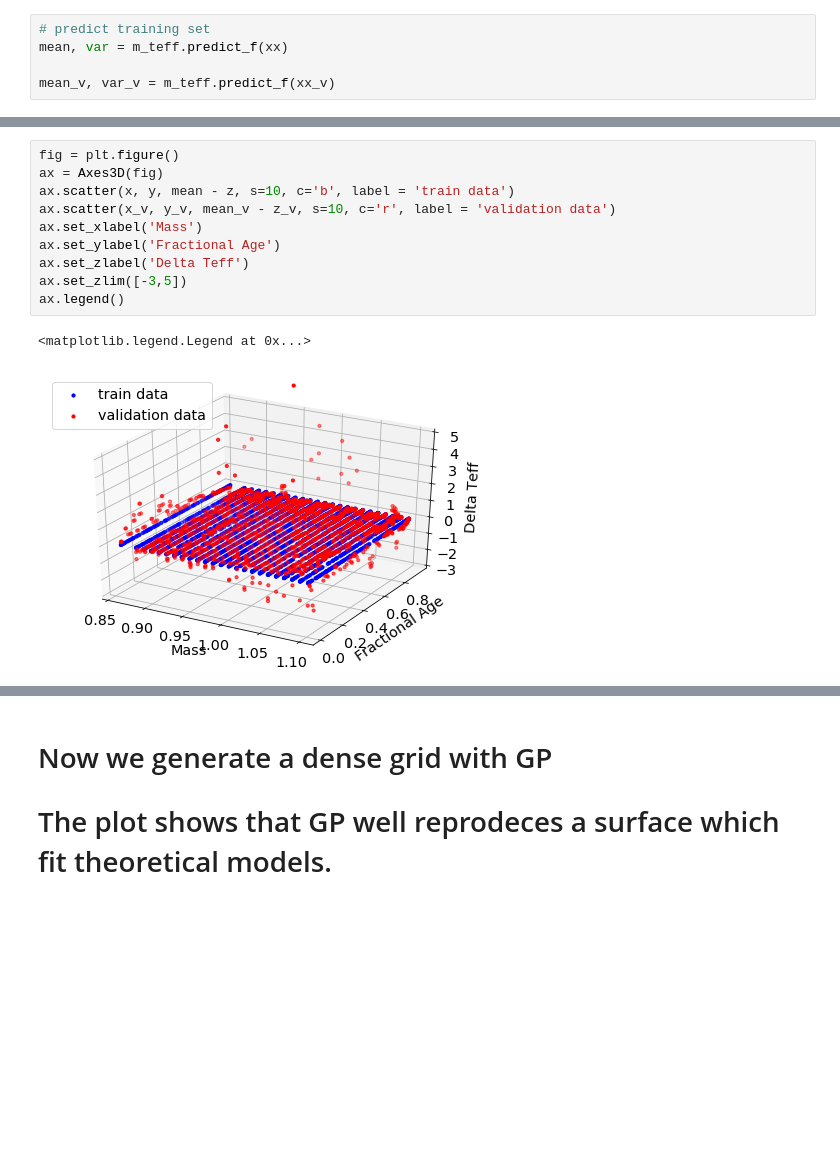
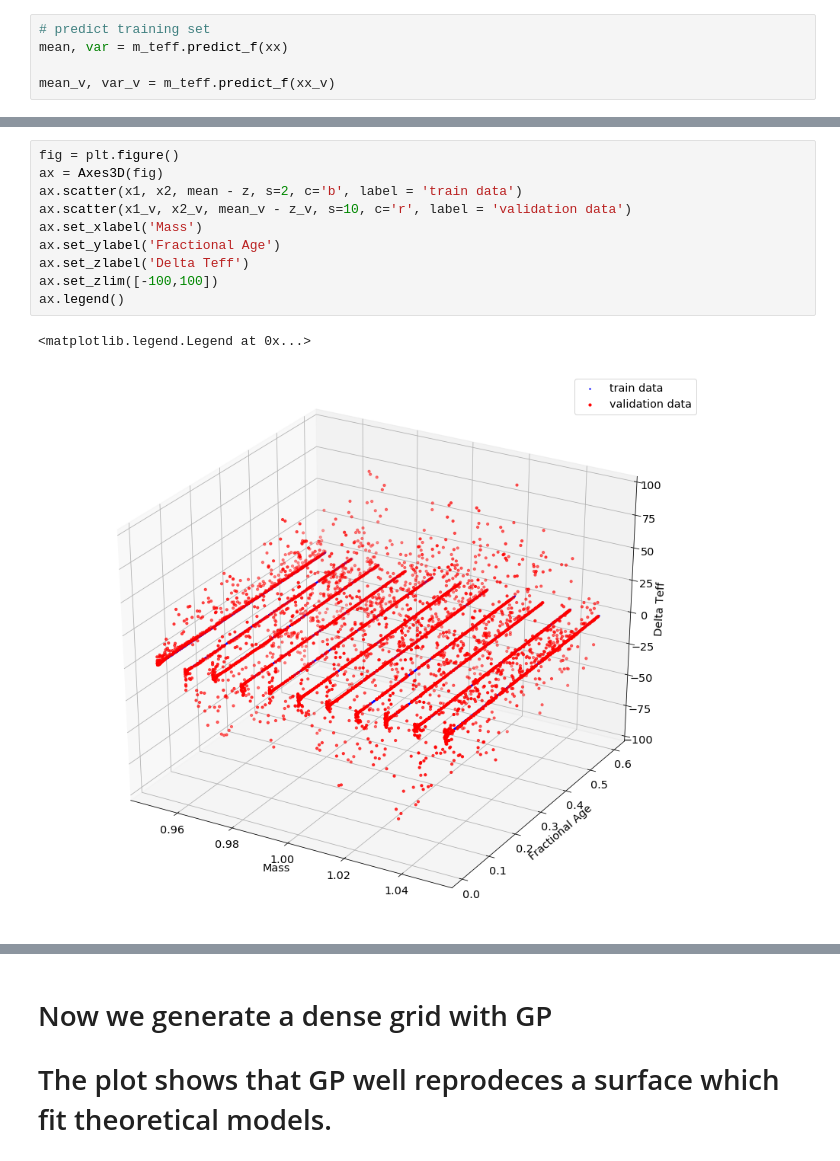
Before and after one commit to litanda/GPflow, a Jupyter notebook: GP_Grid_3D_Tanda.ipynb, the cells around one changed output, grey strips where cells are left out. Drawn from its saved outputs; the diff is of its cells as text; blank space fills up the shorter version.

```diff
--- a/GP_Grid_3D_Tanda.ipynb
+++ b/GP_Grid_3D_Tanda.ipynb
@@ -326,13 +324,13 @@ ax.legend()
 # %%
 fig = plt.figure()
 ax = Axes3D(fig)
-ax.scatter(x, y, mean - z, s=10, c='b', label = 'train data')
-ax.scatter(x_v, y_v, mean_v - z_v, s=10, c='r', label = 'validation data')
+ax.scatter(x1, x2, mean - z, s=2, c='b', label = 'train data')
+ax.scatter(x1_v, x2_v, mean_v - z_v, s=10, c='r', label = 'validation data')
 ax.set_xlabel('Mass')
 ax.set_ylabel('Fractional Age')
 ax.set_zlabel('Delta Teff')
-ax.set_zlim([-3,5])
+ax.set_zlim([-100,100])
 ax.legend()
 # %% [output]
 <matplotlib.legend.Legend at 0x...>
-[figure, old version]
+[figure, new version]
```
Also changed, not shown: parts of 19 cells of this notebook.
